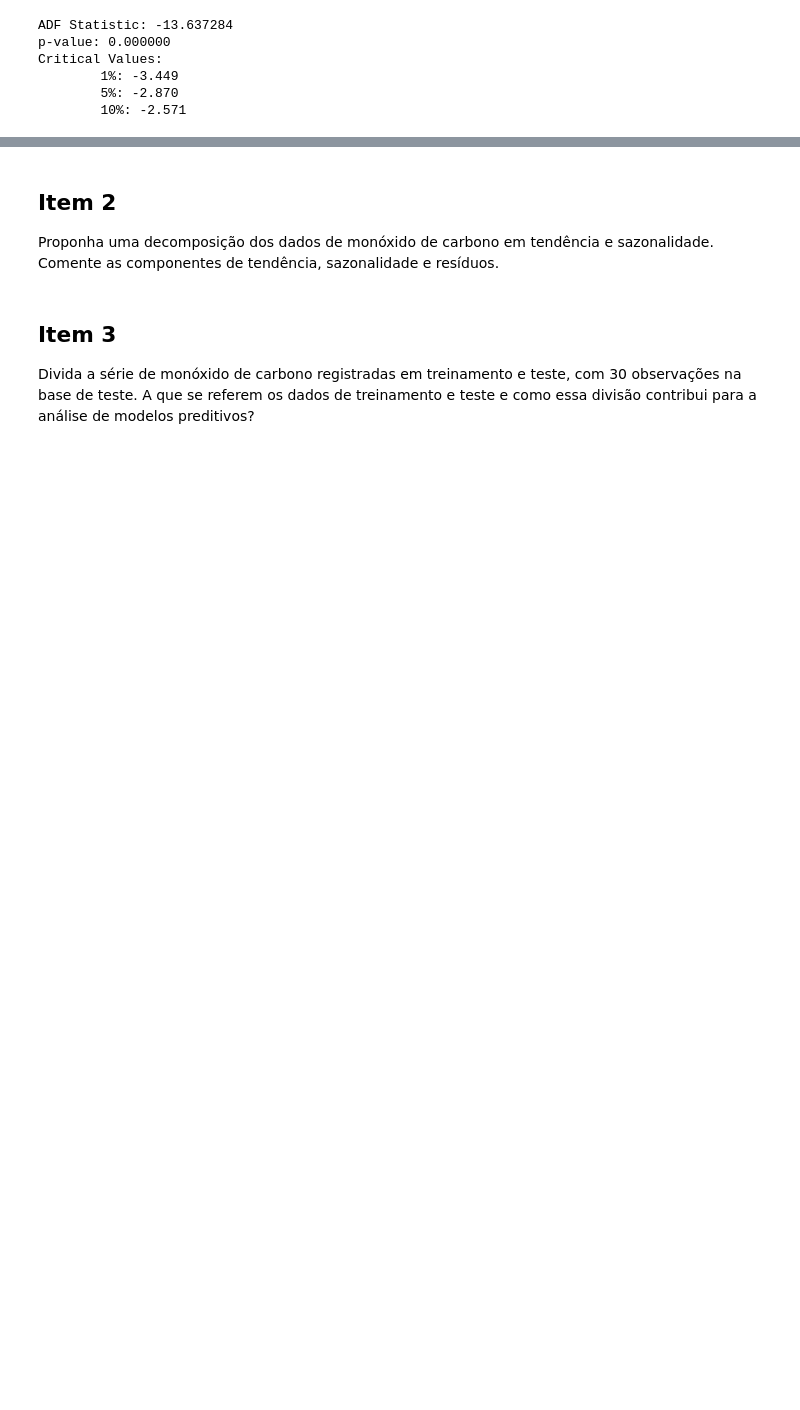
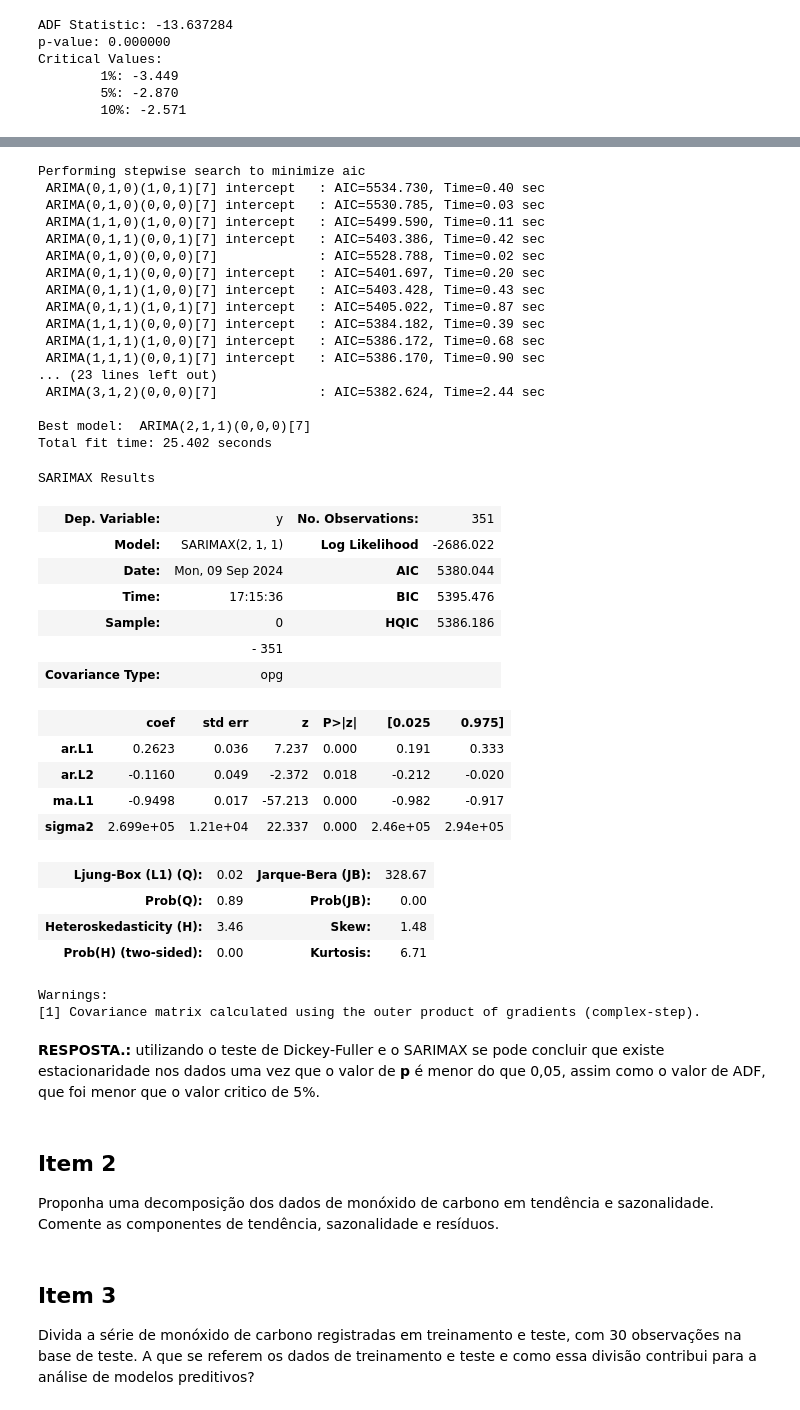
Before and after one commit to Magoji91/-Electric-power-consumption, a Jupyter notebook: Prova_Final_AD_2024.ipynb, the cells around one changed output, grey strips where cells are left out. Drawn from its saved outputs; the diff is of its cells as text; code cells hidden in the pictures; blank space fills up the shorter version.

```diff
--- a/Prova_Final_AD_2024.ipynb
+++ b/Prova_Final_AD_2024.ipynb
@@ -127,3 +169,54 @@ Critical Values:
+# %%
+# Ajuste de modelo SARIMA
+
+stepwise_fit = auto_arima(df['Valor'], start_p=0, start_q=0,
+                          max_p=3, max_q=3, m=7,
+                          seasonal=True,
+                          trace=True,
+                          error_action='ignore',
+                          suppress_warnings=True,
+                          stepwise=True)
+
+stepwise_fit.summary()
+# %% [output]
+Performing stepwise search to minimize aic
+ ARIMA(0,1,0)(1,0,1)[7] intercept   : AIC=5534.730, Time=0.40 sec
+ ARIMA(0,1,0)(0,0,0)[7] intercept   : AIC=5530.785, Time=0.03 sec
+ ARIMA(1,1,0)(1,0,0)[7] intercept   : AIC=5499.590, Time=0.11 sec
+ ARIMA(0,1,1)(0,0,1)[7] intercept   : AIC=5403.386, Time=0.42 sec
+ ARIMA(0,1,0)(0,0,0)[7]             : AIC=5528.788, Time=0.02 sec
+ ARIMA(0,1,1)(0,0,0)[7] intercept   : AIC=5401.697, Time=0.20 sec
+ ARIMA(0,1,1)(1,0,0)[7] intercept   : AIC=5403.428, Time=0.43 sec
+ ARIMA(0,1,1)(1,0,1)[7] intercept   : AIC=5405.022, Time=0.87 sec
+ ARIMA(1,1,1)(0,0,0)[7] intercept   : AIC=5384.182, Time=0.39 sec
+ ARIMA(1,1,1)(1,0,0)[7] intercept   : AIC=5386.172, Time=0.68 sec
+ ARIMA(1,1,1)(0,0,1)[7] intercept   : AIC=5386.170, Time=0.90 sec
+... (23 lines left out)
+ ARIMA(3,1,2)(0,0,0)[7]             : AIC=5382.624, Time=2.44 sec
+
+Best model:  ARIMA(2,1,1)(0,0,0)[7]
+Total fit time: 25.402 seconds
+SARIMAX Results
+| Dep. Variable: | y | No. Observations: | 351 |
+| Model: | SARIMAX(2, 1, 1) | Log Likelihood | -2686.022 |
+| Date: | Mon, 09 Sep 2024 | AIC | 5380.044 |
+| Time: | 17:15:36 | BIC | 5395.476 |
+| Sample: | 0 | HQIC | 5386.186 |
+|  | - 351 |  |  |
+| Covariance Type: | opg |  |  |
+|  | coef | std err | z | P>|z| | [0.025 | 0.975] |
+| ar.L1 | 0.2623 | 0.036 | 7.237 | 0.000 | 0.191 | 0.333 |
+| ar.L2 | -0.1160 | 0.049 | -2.372 | 0.018 | -0.212 | -0.020 |
+| ma.L1 | -0.9498 | 0.017 | -57.213 | 0.000 | -0.982 | -0.917 |
+| sigma2 | 2.699e+05 | 1.21e+04 | 22.337 | 0.000 | 2.46e+05 | 2.94e+05 |
+| Ljung-Box (L1) (Q): | 0.02 | Jarque-Bera (JB): | 328.67 |
+| Prob(Q): | 0.89 | Prob(JB): | 0.00 |
+| Heteroskedasticity (H): | 3.46 | Skew: | 1.48 |
+| Prob(H) (two-sided): | 0.00 | Kurtosis: | 6.71 |
+Warnings:
+[1] Covariance matrix calculated using the outer product of gradients (complex-step).
+# %% [markdown]
+**RESPOSTA.:** utilizando o teste de Dickey-Fuller e o SARIMAX se pode concluir que existe estacionaridade nos dados uma vez que o valor de **p** é menor do que 0,05, assim como o valor de ADF, que foi menor que o valor critico de 5%.
 # %% [markdown]
 ## Item 2
 
```
Also changed, not shown: parts of 8 cells of this notebook.
